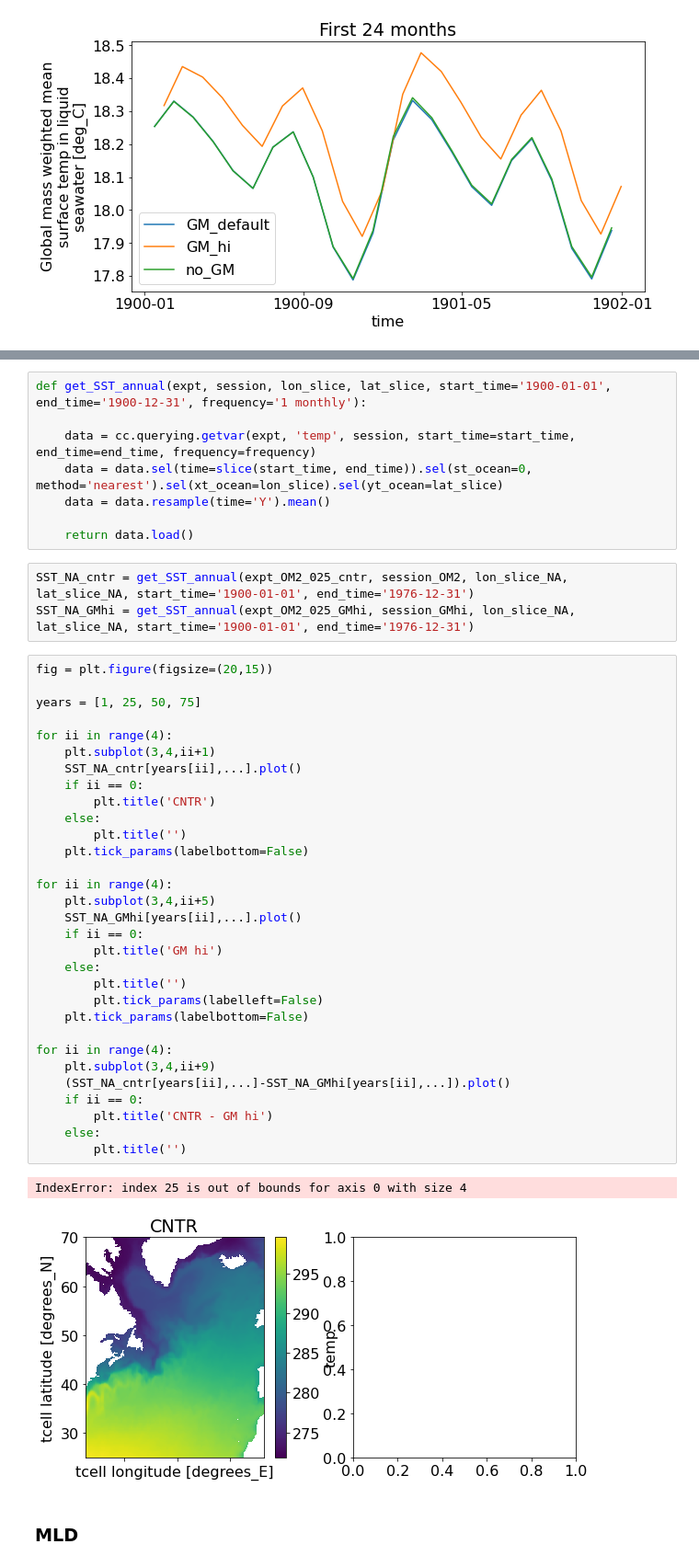
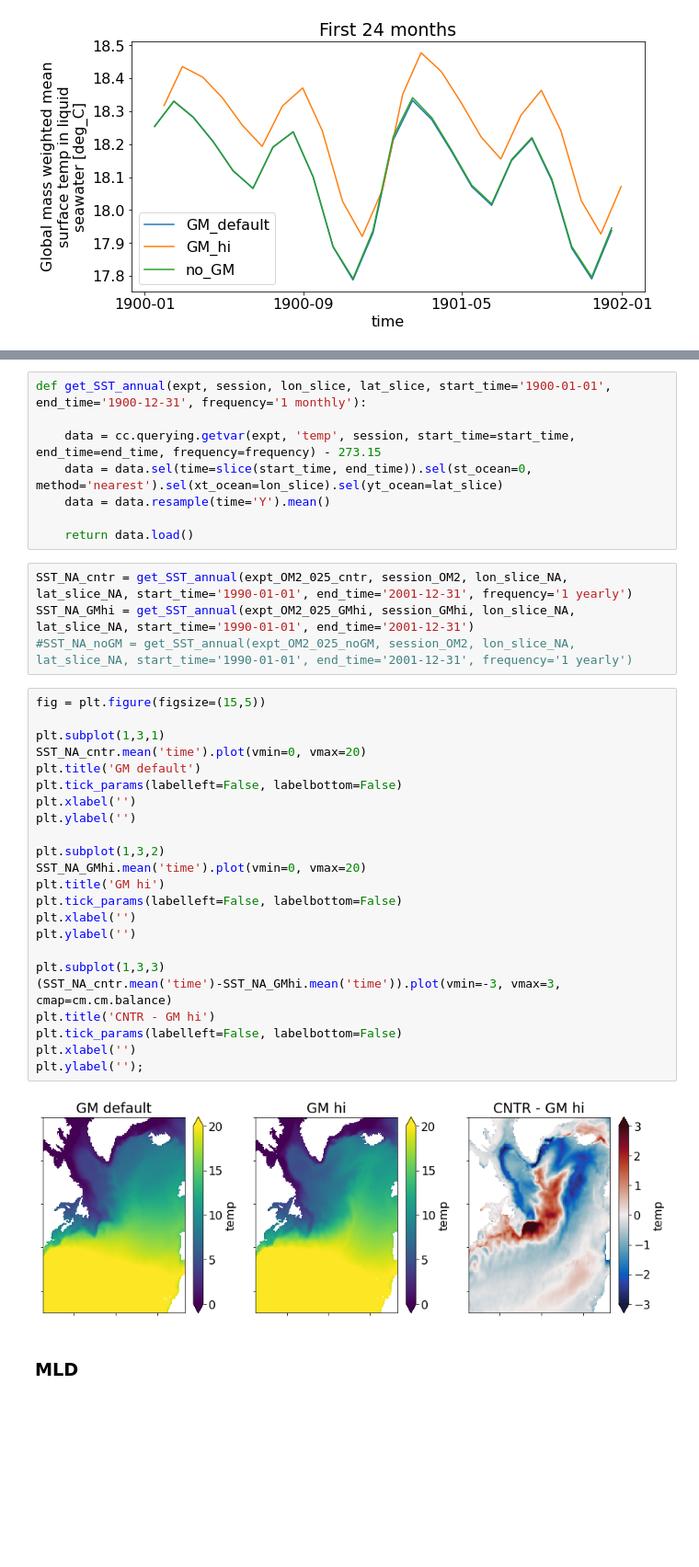
Before and after one commit to wghuneke/ACCESS-CM2-025_Analysis, a Jupyter notebook: notebooks/Testing_OM2_GMhi.ipynb, the cells around one changed output, grey strips where cells are left out. Shown at 92% size. Saved outputs shown, nothing was run; the diff lists cells and outputs as text; blank space fills up the shorter version.

```diff
--- a/notebooks/Testing_OM2_GMhi.ipynb
+++ b/notebooks/Testing_OM2_GMhi.ipynb
@@ -135,48 +136,40 @@ North Atlantic annual average
 # %%
 def get_SST_annual(expt, session, lon_slice, lat_slice, start_time='1900-01-01', end_time='1900-12-31', frequency='1 monthly'):
 
-    data = cc.querying.getvar(expt, 'temp', session, start_time=start_time, end_time=end_time, frequency=frequency)
+    data = cc.querying.getvar(expt, 'temp', session, start_time=start_time, end_time=end_time, frequency=frequency) - 273.15
     data = data.sel(time=slice(start_time, end_time)).sel(st_ocean=0, method='nearest').sel(xt_ocean=lon_slice).sel(yt_ocean=lat_slice)
     data = data.resample(time='Y').mean()
 
     return data.load()
 # %%
-SST_NA_cntr = get_SST_annual(expt_OM2_025_cntr, session_OM2, lon_slice_NA, lat_slice_NA, start_time='1900-01-01', end_time='1976-12-31')
-SST_NA_GMhi = get_SST_annual(expt_OM2_025_GMhi, session_GMhi, lon_slice_NA, lat_slice_NA, start_time='1900-01-01', end_time='1976-12-31')
+SST_NA_cntr = get_SST_annual(expt_OM2_025_cntr, session_OM2, lon_slice_NA, lat_slice_NA, start_time='1990-01-01', end_time='2001-12-31', frequency='1 yearly')
+SST_NA_GMhi = get_SST_annual(expt_OM2_025_GMhi, session_GMhi, lon_slice_NA, lat_slice_NA, start_time='1990-01-01', end_time='2001-12-31')
+#SST_NA_noGM = get_SST_annual(expt_OM2_025_noGM, session_OM2, lon_slice_NA, lat_slice_NA, start_time='1990-01-01', end_time='2001-12-31', frequency='1 yearly')
 # %%
-fig = plt.figure(figsize=(20,15))
+fig = plt.figure(figsize=(15,5))
 
-years = [1, 25, 50, 75]
+plt.subplot(1,3,1)
+SST_NA_cntr.mean('time').plot(vmin=0, vmax=20)
+plt.title('GM default')
+plt.tick_params(labelleft=False, labelbottom=False)
+plt.xlabel('')
+plt.ylabel('')
 
-for ii in range(4):
-    plt.subplot(3,4,ii+1)
-    SST_NA_cntr[years[ii],...].plot()
-    if ii == 0:
-        plt.title('CNTR')
-    else:
-        plt.title('')
-    plt.tick_params(labelbottom=False)
+plt.subplot(1,3,2)
+SST_NA_GMhi.mean('time').plot(vmin=0, vmax=20)
+plt.title('GM hi')
+plt.tick_params(labelleft=False, labelbottom=False)
+plt.xlabel('')
+plt.ylabel('')
 
-for ii in range(4):
-    plt.subplot(3,4,ii+5)
-    SST_NA_GMhi[years[ii],...].plot()
-    if ii == 0:
-        plt.title('GM hi')
-    else:
-        plt.title('')
-        plt.tick_params(labelleft=False)
-    plt.tick_params(labelbottom=False)
-
-for ii in range(4):
-    plt.subplot(3,4,ii+9)
-    (SST_NA_cntr[years[ii],...]-SST_NA_GMhi[years[ii],...]).plot()
-    if ii == 0:
-        plt.title('CNTR - GM hi')
-    else:
-        plt.title('')
+plt.subplot(1,3,3)
+(SST_NA_cntr.mean('time')-SST_NA_GMhi.mean('time')).plot(vmin=-3, vmax=3, cmap=cm.cm.balance)
+plt.title('CNTR - GM hi')
+plt.tick_params(labelleft=False, labelbottom=False)
+plt.xlabel('')
+plt.ylabel('');
 # %% [output]
-IndexError: index 25 is out of bounds for axis 0 with size 4
-[figure, old version]
+[figure, new version]
 # %% [markdown]
 ### MLD
 # %%
```
Also changed, not shown: parts of 16 cells of this notebook.
